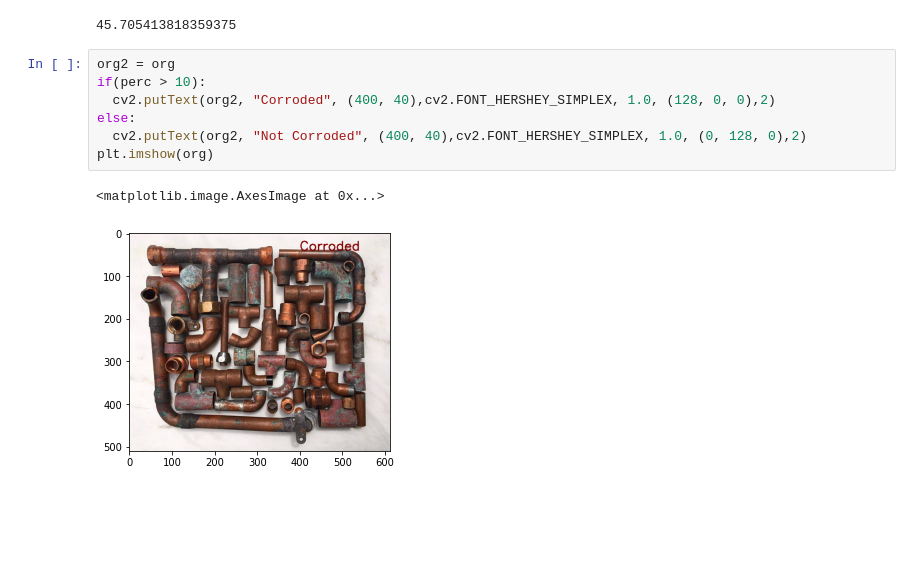
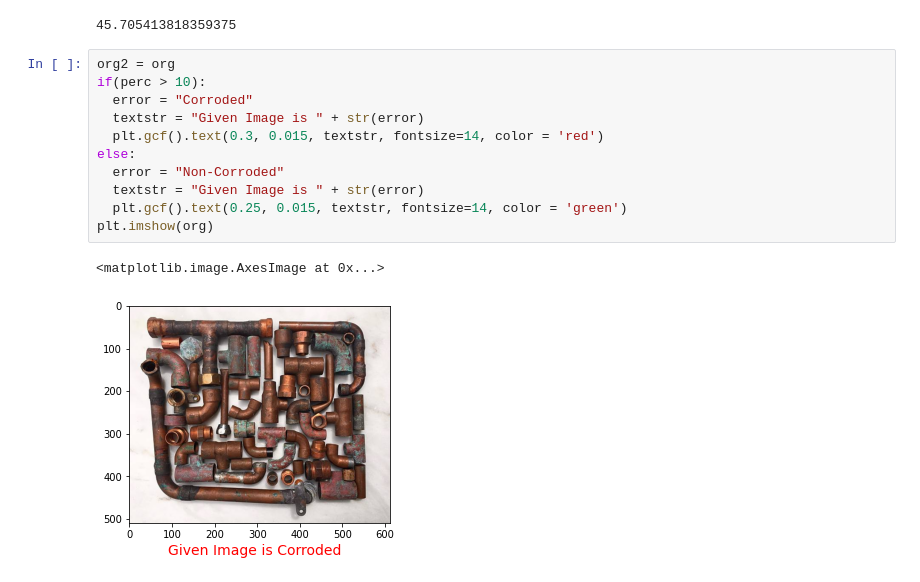
Before and after one commit to RohitAsegaonkar/CorrosionDetection, a Jupyter notebook: CorrosionDetection.ipynb, the cells around one changed output. Saved outputs shown, nothing was run; the diff lists cells and outputs as text; blank space fills up the shorter version.

```diff
--- a/CorrosionDetection.ipynb
+++ b/CorrosionDetection.ipynb
@@ -100,13 +100,17 @@ perc = (100 * area)/65536
 print(perc)
 # %% [output]
 45.705413818359375
-# %%
-org2 = org
-if(perc > 10):
-  cv2.putText(org2, "Corroded", (400, 40),cv2.FONT_HERSHEY_SIMPLEX, 1.0, (128, 0, 0),2)
-else:
-  cv2.putText(org2, "Not Corroded", (400, 40),cv2.FONT_HERSHEY_SIMPLEX, 1.0, (0, 128, 0),2)
-plt.imshow(org)
-# %% [output]
-<matplotlib.image.AxesImage at 0x...>
-[figure, removed]
+# %%
+org2 = org
+if(perc > 10):
+  error = "Corroded"
+  textstr = "Given Image is " + str(error)
+  plt.gcf().text(0.3, 0.015, textstr, fontsize=14, color = 'red')
+else:
+  error = "Non-Corroded"
+  textstr = "Given Image is " + str(error)
+  plt.gcf().text(0.25, 0.015, textstr, fontsize=14, color = 'green')
+plt.imshow(org)
+# %% [output]
+<matplotlib.image.AxesImage at 0x...>
+[figure, added]
```
Also changed, not shown: parts of 1 cell of this notebook, 7 other files.
